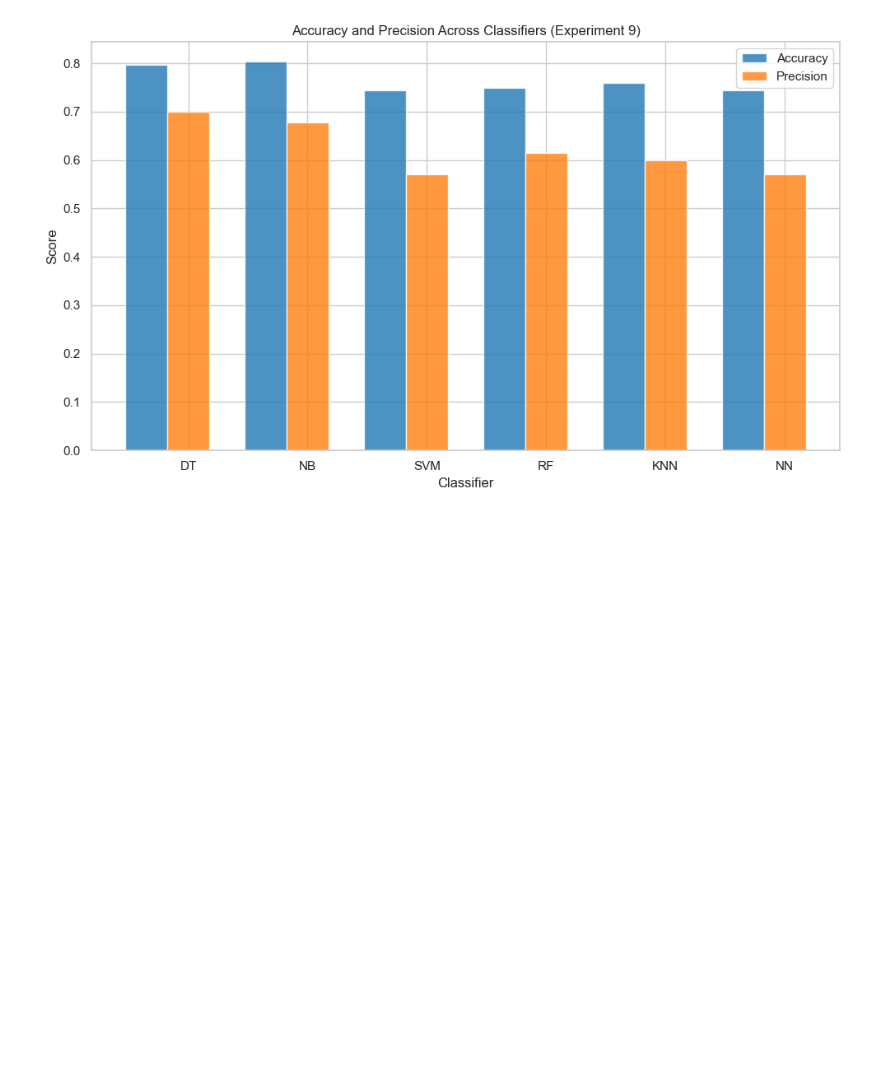
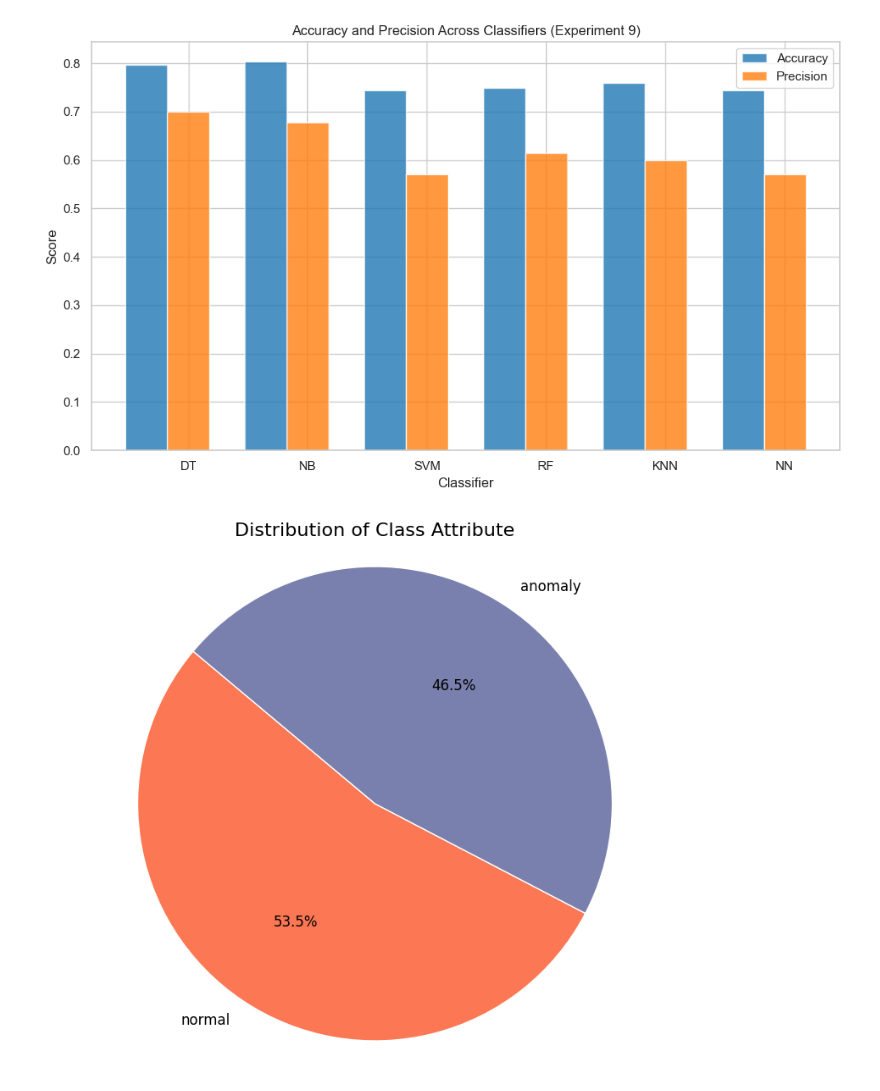
Before and after one commit to chihab4real/ML_CaseStudy, a Jupyter notebook: plot_weka_results.ipynb, the cells around one changed output. Drawn from its saved outputs; the diff is of its cells as text; code cells hidden in the pictures; blank space fills up the shorter version.

```diff
--- a/plot_weka_results.ipynb
+++ b/plot_weka_results.ipynb
@@ -368,3 +368,25 @@ for experiment in experiments:
 [figure]
 [figure]
 [figure]
+# %%
+import pandas as pd
+import seaborn as sns
+import matplotlib.pyplot as plt
+
+data = pd.read_csv('data/KDDTrain+.csv')
+# %%
+# Extract the 'class' attribute
+class_counts = data['class'].value_counts()
+
+# Define custom colors
+colors = ['#FC7753','#7A80AE','#66D7D1','#403D58','#DBD56E','#ECA72C','#5C6D70','#3C6E71']
+
+# Create a pie chart with a modern style
+plt.figure(figsize=(10, 8))
+plt.pie(class_counts, labels=class_counts.index, autopct='%1.1f%%', startangle=140,
+        colors=colors, wedgeprops={'edgecolor': 'white'}, textprops={'fontsize': 12})
+plt.title('Distribution of Class Attribute', fontsize=16)
+plt.axis('equal')  # Equal aspect ratio ensures that pie is drawn as a circle.
+plt.show()
+# %% [output]
+[figure, added]
```
Also changed, not shown: parts of 4 cells of this notebook, 2 other files.
